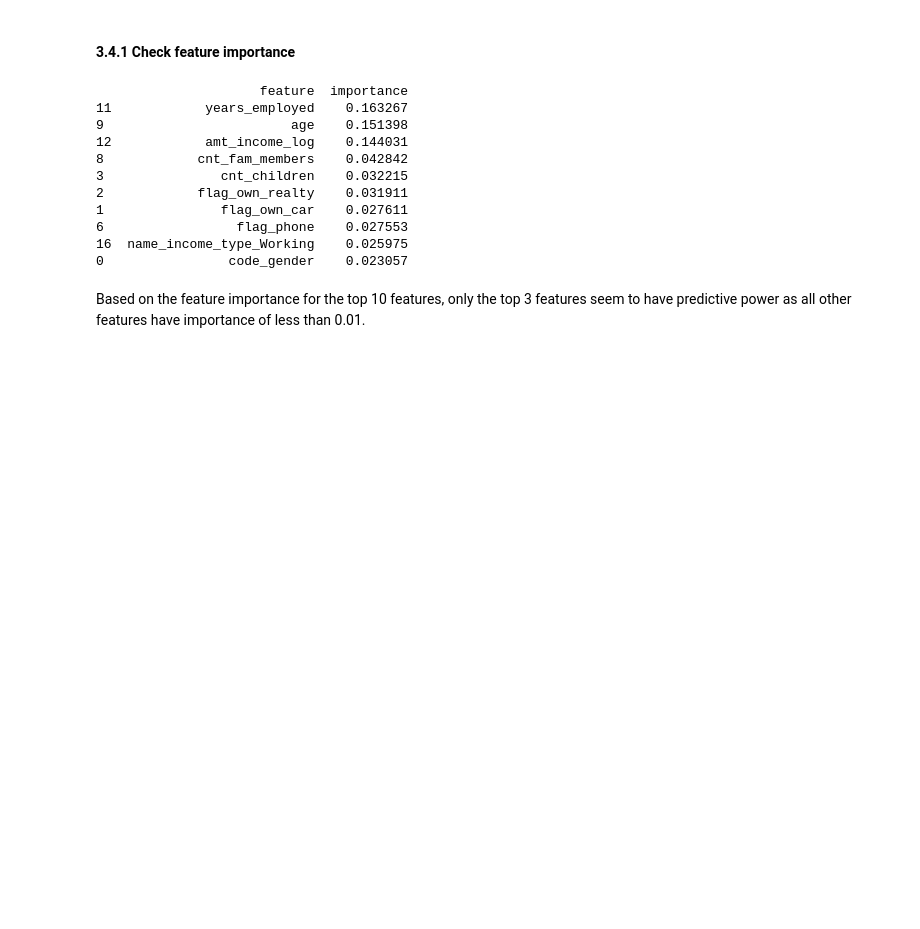
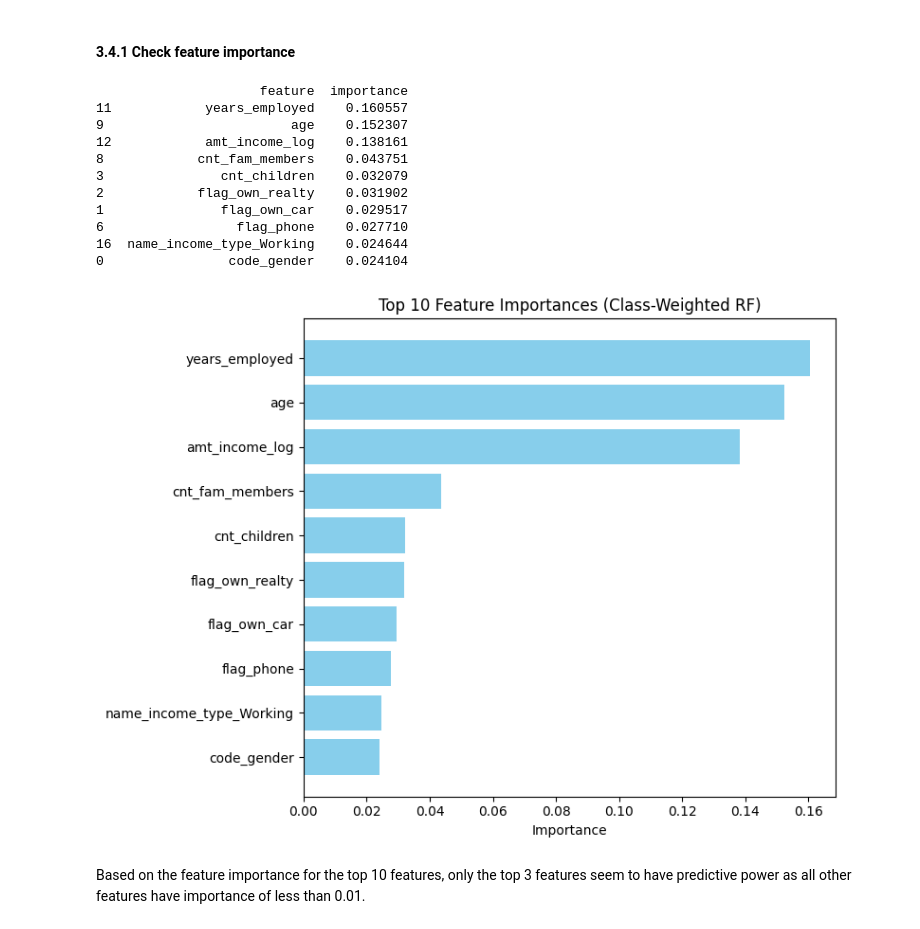
Before and after one commit to loowenwen/cs3244-project, a Jupyter notebook: src/final_random_forest.ipynb, the cells around one changed output. Drawn from its saved outputs; the diff is of its cells as text; code cells hidden in the pictures; blank space fills up the shorter version.

```diff
--- a/src/final_random_forest.ipynb
+++ b/src/final_random_forest.ipynb
@@ -584,23 +481,34 @@ Most of the performance metric values improved quite a bit from the model that u
 # %%
 # Get feature importance
 feature_importance = pd.DataFrame({
     'feature': X_encoded.columns,
     'importance': rf_model_cw.feature_importances_
 }).sort_values('importance', ascending = False)
 
 print(feature_importance.head(10))
+
+top_features = feature_importance.head(10)
+
+# Plot
+plt.figure(figsize=(8,6))
+plt.barh(top_features['feature'][::-1], top_features['importance'][::-1], color='skyblue')
+plt.xlabel('Importance')
+plt.title('Top 10 Feature Importances (Class-Weighted RF)')
+plt.tight_layout()
+plt.show()
 # %% [output]
                      feature  importance
-11            years_employed    0.163267
-9                        age    0.151398
-12            amt_income_log    0.144031
-8            cnt_fam_members    0.042842
-3               cnt_children    0.032215
-2            flag_own_realty    0.031911
-1               flag_own_car    0.027611
-6                 flag_phone    0.027553
-16  name_income_type_Working    0.025975
-0                code_gender    0.023057
+11            years_employed    0.160557
+9                        age    0.152307
+12            amt_income_log    0.138161
+8            cnt_fam_members    0.043751
+3               cnt_children    0.032079
+2            flag_own_realty    0.031902
+1               flag_own_car    0.029517
+6                 flag_phone    0.027710
+16  name_income_type_Working    0.024644
+0                code_gender    0.024104
+[figure, added]
 # %% [markdown]
 Based on the feature importance for the top 10 features, only the top 3 features seem to have predictive power as all other features have importance of less than 0.01.
 # %% [markdown]
```
Also changed, not shown: parts of 30 cells of this notebook.
